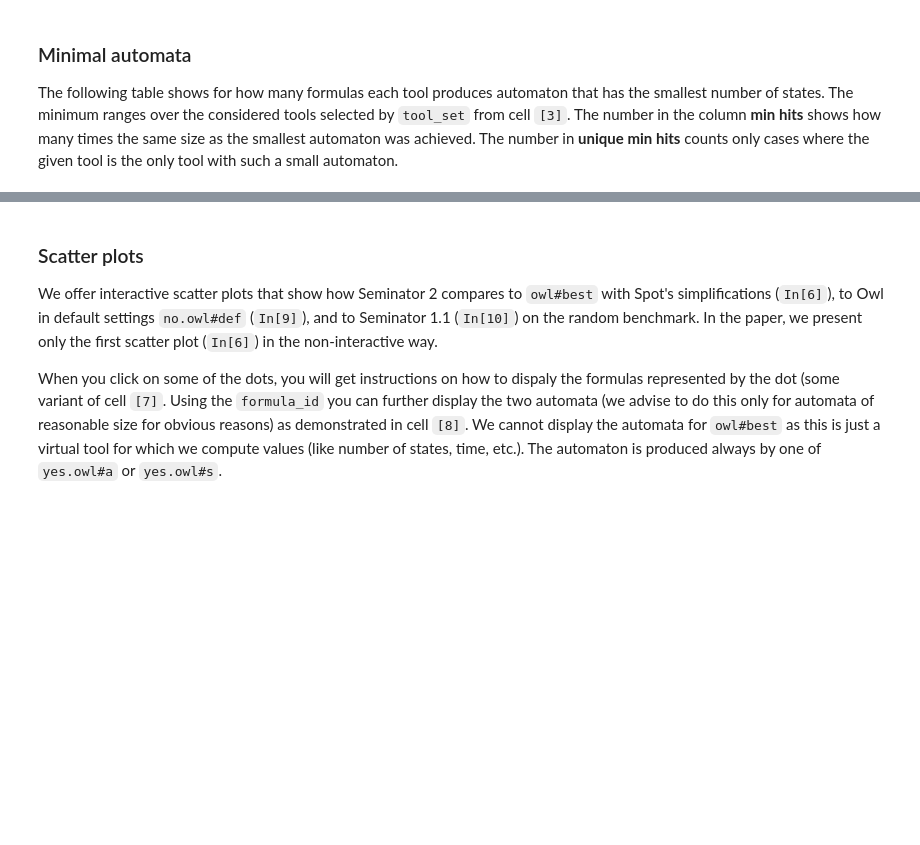
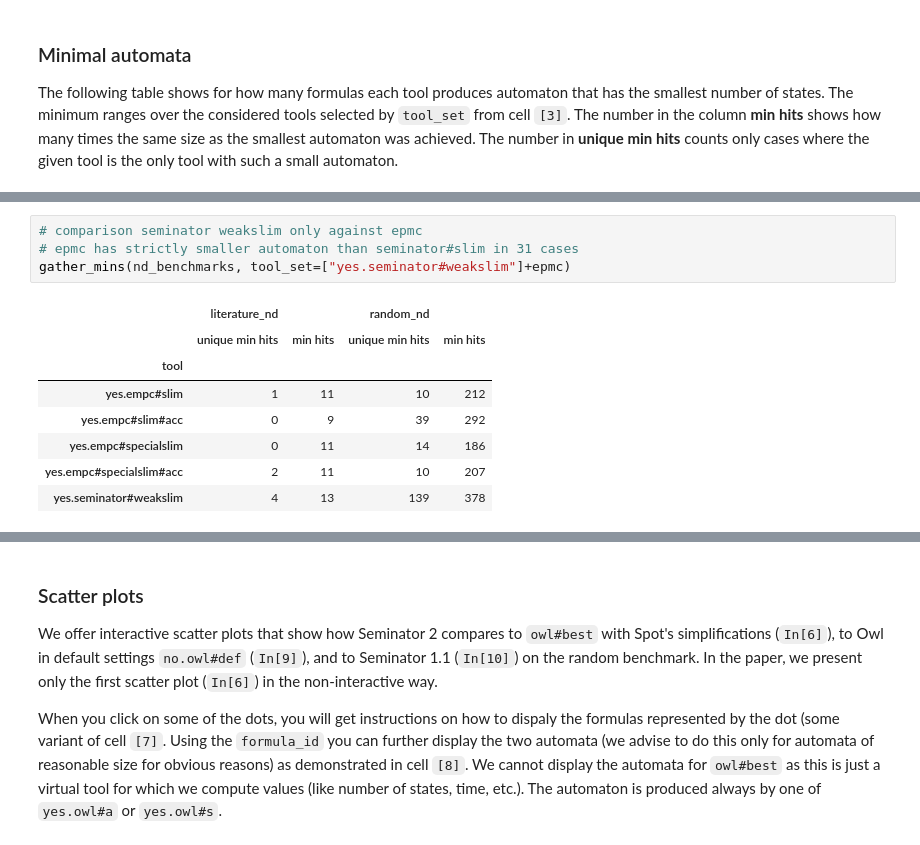
Before and after one commit to psimovec/seminator-evaluation, a Jupyter notebook: semi-determinization/Results-owl-best.ipynb, the cells around one changed output, grey strips where cells are left out. Drawn from its saved outputs; the diff is of its cells as text; blank space fills up the shorter version.

```diff
--- a/semi-determinization/Results-owl-best.ipynb
+++ b/semi-determinization/Results-owl-best.ipynb
@@ -66,0 +88,13 @@ gather_mins(nd_benchmarks, tool_set=tool_set)
+# %%
+# comparison seminator weakslim only against epmc
+# epmc has strictly smaller automaton than seminator#slim in 31 cases
+gather_mins(nd_benchmarks, tool_set=["yes.seminator#weakslim"]+epmc)
+# %% [output]
+|  | literature_nd |  | random_nd |  |
+|  | unique min hits | min hits | unique min hits | min hits |
+| tool |  |  |  |  |
+| yes.empc#slim | 1 | 11 | 10 | 212 |
+| yes.empc#slim#acc | 0 | 9 | 39 | 292 |
+| yes.empc#specialslim | 0 | 11 | 14 | 186 |
+| yes.empc#specialslim#acc | 2 | 11 | 10 | 207 |
+| yes.seminator#weakslim | 4 | 13 | 139 | 378 |
```
Also changed, not shown: parts of 11 cells of this notebook, 2 other files.
